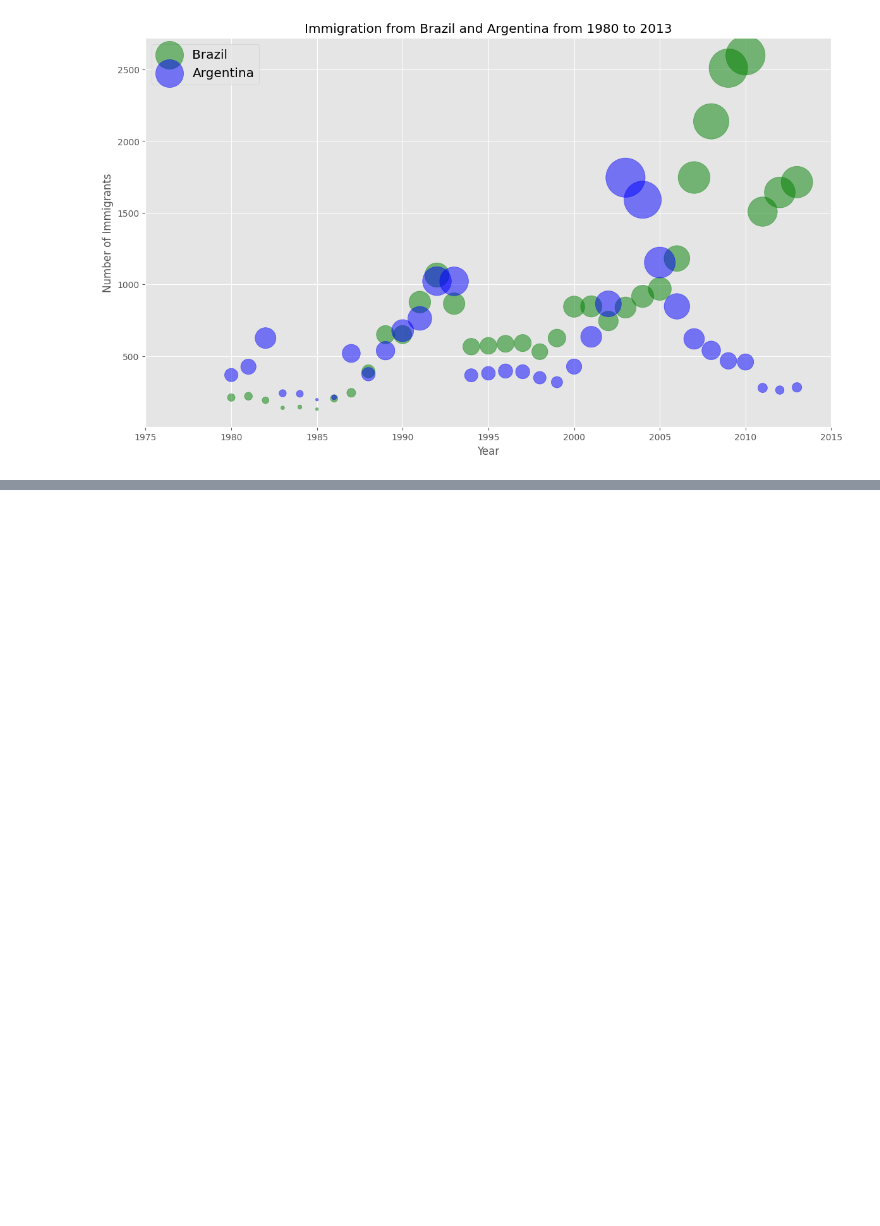
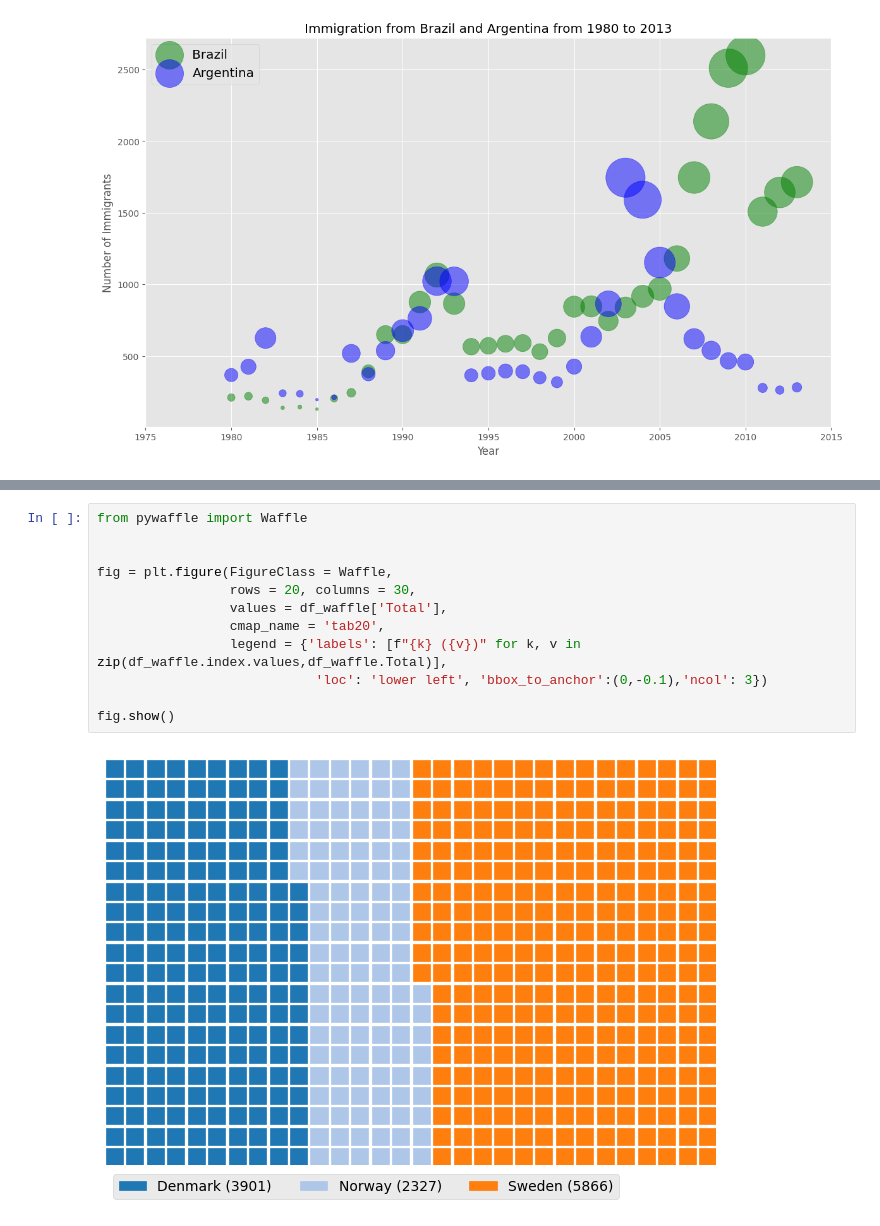
Before and after one commit to Divya13-lab/Git_Projects, a Jupyter notebook: Visualization.ipynb, the cells around one changed output, grey strips where cells are left out. Drawn from its saved outputs; the diff is of its cells as text; blank space fills up the shorter version.

```diff
--- a/Visualization.ipynb
+++ b/Visualization.ipynb
@@ -554,0 +734,14 @@ ax0.legend(['Brazil', 'Argentina'], loc='upper left', fontsize='x-large')
+# %%
+from pywaffle import Waffle
+
+
+fig = plt.figure(FigureClass = Waffle,
+                 rows = 20, columns = 30,
+                 values = df_waffle['Total'],
+                 cmap_name = 'tab20',
+                 legend = {'labels': [f"{k} ({v})" for k, v in zip(df_waffle.index.values,df_waffle.Total)],
+                            'loc': 'lower left', 'bbox_to_anchor':(0,-0.1),'ncol': 3})
+
+fig.show()
+# %% [output]
+[figure, added]
```
Also changed, not shown: parts of 10 cells of this notebook.
